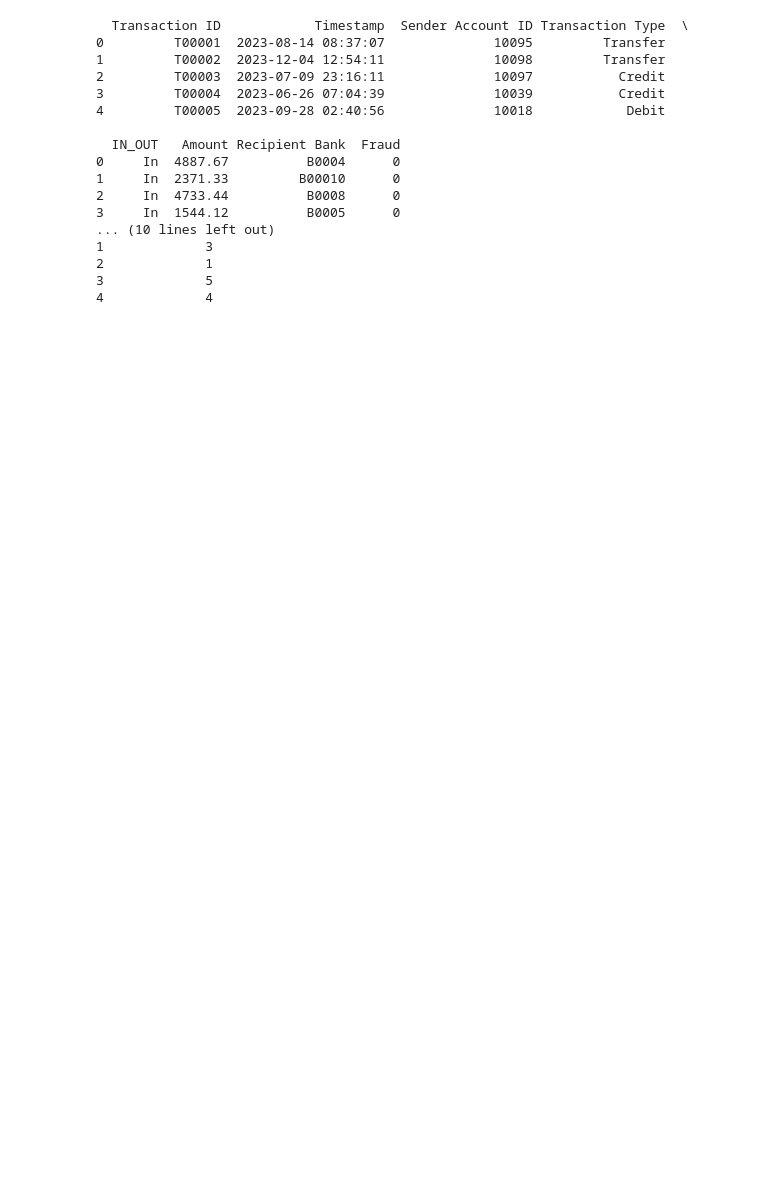
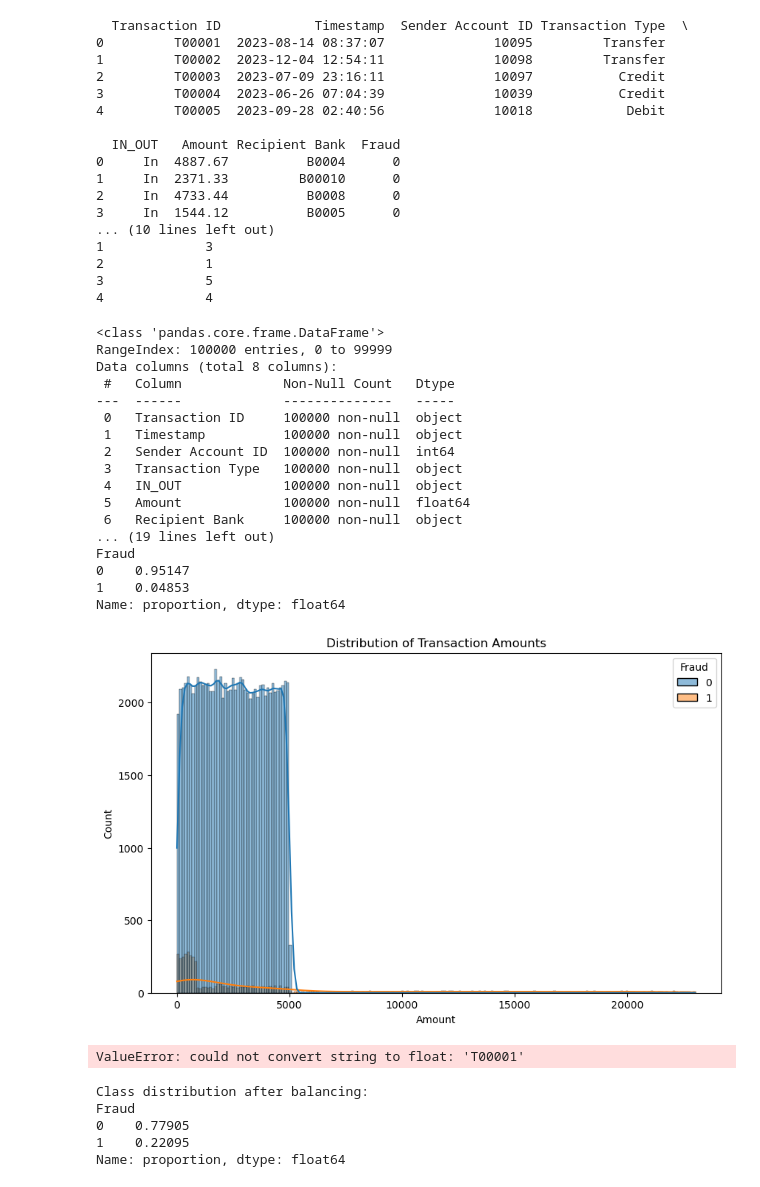
Before and after one commit to Kusalani/Fraud-detection-system, a Jupyter notebook: Models/stackedensemble model.ipynb, the cells around one changed output. Saved outputs shown, nothing was run; the diff lists cells and outputs as text; code cells hidden in the pictures; blank space fills up the shorter version.

```diff
--- a/Models/stackedensemble model.ipynb
+++ b/Models/stackedensemble model.ipynb
@@ -31,3 +33,43 @@ print(customers_df.head())
 2             1
 3             5
 4             4
+# %%
+# Basic exploration
+print(transactions_df.info())
+print(customers_df.info())
+
+# Check class distribution
+print(transactions_df['Fraud'].value_counts(normalize=True))
+
+# Visualize transaction amounts
+plt.figure(figsize=(10, 6))
+sns.histplot(data=transactions_df, x='Amount', hue='Fraud', kde=True)
+plt.title('Distribution of Transaction Amounts')
+plt.show()
+
+# Correlation matrix
+correlation_matrix = transactions_df.corr()
+plt.figure(figsize=(12, 10))
+sns.heatmap(correlation_matrix, annot=True, cmap='coolwarm')
+plt.title('Correlation Matrix of Transaction Features')
+plt.show()
+# %% [output]
+<class 'pandas.core.frame.DataFrame'>
+RangeIndex: 100000 entries, 0 to 99999
+Data columns (total 8 columns):
+ #   Column             Non-Null Count   Dtype
+---  ------             --------------   -----
+ 0   Transaction ID     100000 non-null  object
+ 1   Timestamp          100000 non-null  object
+ 2   Sender Account ID  100000 non-null  int64
+ 3   Transaction Type   100000 non-null  object
+ 4   IN_OUT             100000 non-null  object
+ 5   Amount             100000 non-null  float64
+ 6   Recipient Bank     100000 non-null  object
+... (19 lines left out)
+Fraud
+0    0.95147
+1    0.04853
+Name: proportion, dtype: float64
+[figure, added]
+ValueError: could not convert string to float: 'T00001'
@@ -33,0 +130,15 @@ print(customers_df.head())
+# %%
+from imblearn.combine import SMOTETomek
+
+# Apply SMOTETomek
+smote_tomek = SMOTETomek(sampling_strategy=0.3)  # Adjust ratio as needed
+X_balanced, y_balanced = smote_tomek.fit_resample(X_preprocessed, y)
+
+print("Class distribution after balancing:")
+print(pd.Series(y_balanced).value_counts(normalize=True))
+# %% [output]
+Class distribution after balancing:
+Fraud
+0    0.77905
+1    0.22095
+Name: proportion, dtype: float64
```
Also changed, not shown: parts of 7 cells of this notebook.
